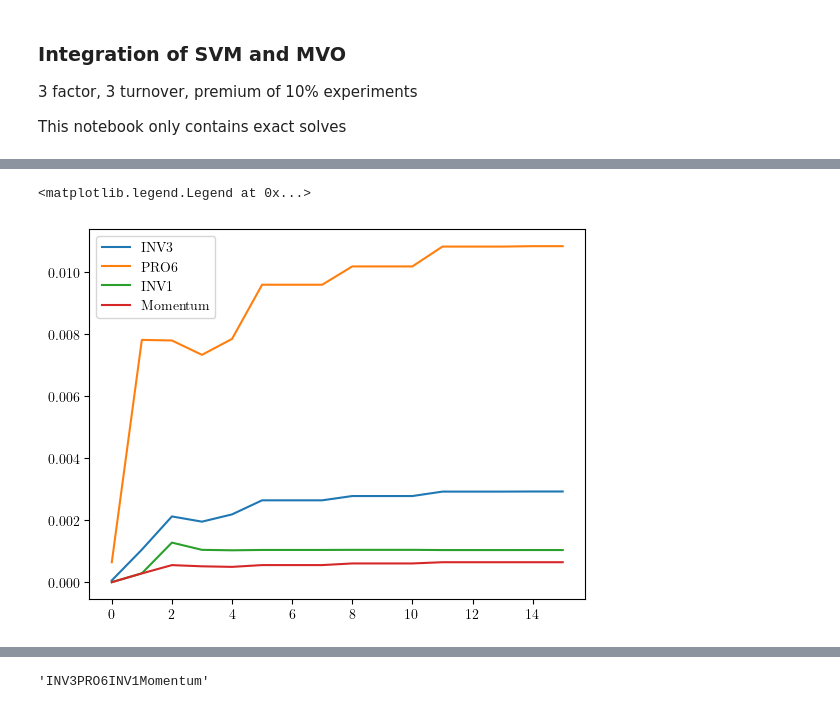
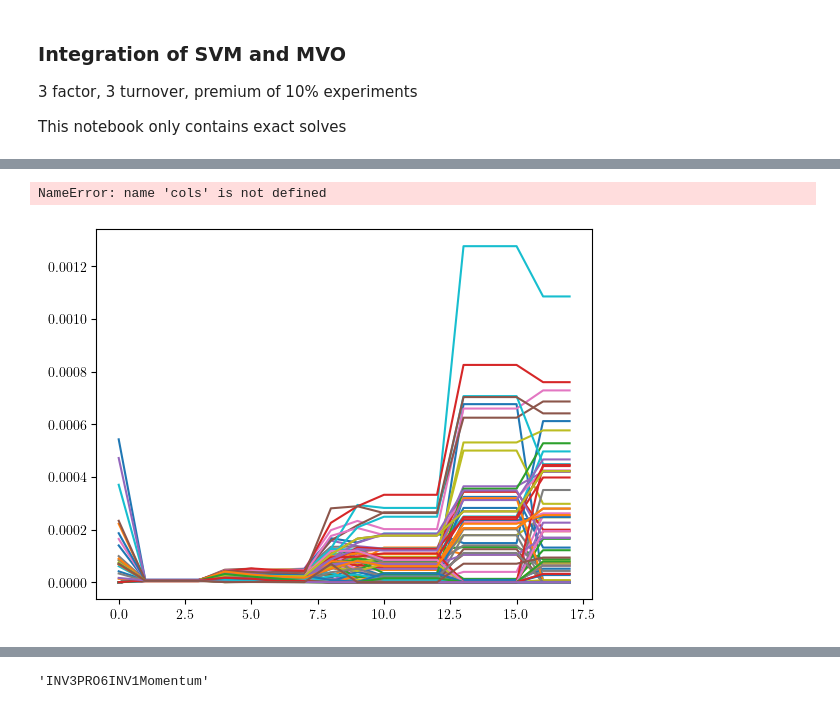
Before and after one commit to davidislip/integrated-svm-mvo, a Jupyter notebook: 3.1 Joint Optimization - PADM.ipynb, the cells around one changed output, grey strips where cells are left out. Drawn from its saved outputs; the diff is of its cells as text; code cells hidden in the pictures.

```diff
--- a/3.1 Joint Optimization - PADM.ipynb
+++ b/3.1 Joint Optimization - PADM.ipynb
@@ -53,4 +45,6 @@ flattened_returns
 flattened_returns = rets.melt(ignore_index=False, var_name='tic').reset_index()
 flattened_returns = flattened_returns.rename(columns ={'StartMonth': 'MonthStart'})
 flattened_returns.index = pd.MultiIndex.from_frame(flattened_returns[['MonthStart', 'tic']])
-dataset = pd.merge(flattened_returns, wrds_svm['srcq'], left_index=True, right_index=True)
+flattened_returns.drop(columns = ['MonthStart', 'tic'], inplace=True)
+dataset = pd.merge(flattened_returns, wrds_standard, left_index=True, right_index=True, how = 'inner')
+dataset.sort_index(inplace=True)
@@ -78,29 +215,7 @@ rets.melt(ignore_index=False, var_name = 'tic').reset_index()
 # %%
-#convenient function
-sign = lambda a: int((a>0)) - int((a<0))
-#preprocessing
-cov_, mean_ = forecasts[mth]
-N = len(mean_)
-cov = cov_[:N,:N]
-mean = mean_[:N,:]
-tics = list(rets.columns[:N])
 
-#get the wharton research data for the valid tickers for the month
-wrds_tics = wrds_svm[wrds_svm.index.get_level_values('tic').isin(tics)].xs(mth, level="MonthStart")
-#cols =  ['INV3', 'PRO6', 'INV1']
-Y = wrds_tics # Y matrix in formulation
-
-def padm_data_treatment(Y):
-    # Y['Momentum'] = wrds_tics.Momentum
-    #restrict the wharton research data to the columns of interest
-    Y_ = (Y.rank(axis = 0)/(len(Y))+1)
-    Y_ =  (Y_ - Y_.mean(axis=0))/(Y_.std(axis=0)) #scale the features
-    return Y_
-
-Y = padm_data_treatment(Y)
-
-ret_constr = 0.01 #no return constraint
-soft_margin = 10 #large preference for separation feasibility
+ret_constr = -1 #no return constraint
+soft_margin = 10 #preference for separation feasibility
 
 name = "final"
 ratio = 0.7 #% of assets
@@ -116,5 +231,3 @@ ratios = [0.1, 0.3, 0.5, 0.7, 0.9]
 epsilons = [1e-2, 1e-3, 1e-4]
 epsilons_desc = {1e-2:"eps negative 2", 1e-3:"eps negative 3", 1e-4:"eps negative 4"}
 card_desc_list = {0.1:"Card01", 0.3:"Card03", 0.5:"Card05", 0.7:"Card07", 0.9:"Card09"}
-
-dpi_setting = 150
@@ -121,7 +480,9 @@ dpi_setting = 150
+# %%
+kernel = CustomRBFKernel(gamma = 0.0016)
 # %%
-MVO_ = MVO(tics, mean, cov, ret_constr, Y, AssetLim, epsilon=epsilon)
-SVM_ = SVM(tics, Y , soft_margin*np.ones_like(mean), non_neg = non_negativity_setting, epsilon=epsilon)
-SVM_MVO_Fast = SVM_MVO_ADM(MVO_, SVM_, IterLim = 3, ParamLim = 5)
+MVO_ = MVO(tics, mean, cov, ret_constr, AssetLim, epsilon=epsilon)
+SVM_ = DualSVM(tics, Y.values ,0.2, kernel =kernel, epsilon=epsilon)
+SVM_MVO_Fast = DUAL_SVM_MVO_ADM(MVO_, SVM_, IterLim = 3, ParamLim = 5)
 SVM_MVO_Fast.MVO_.model.params.MIPGap = 0.05
 SVM_MVO_Fast.MVO_.model.params.timelimit = 10
 SVM_MVO_Fast.SVM_.model.params.timelimit = 60
@@ -176,9 +577,9 @@ plt.plot(SVM_MVO_Fast.x.x)
 # %%
 plt.plot(ws)
-plt.legend(cols)
+#plt.legend(cols)
 # %% [output]
-<matplotlib.legend.Legend at 0x...>
+NameError: name 'cols' is not defined
-[figure, old version]
+[figure, new version]
 # %%
 # plt.plot(SVM_MVO_Slck.w.x, label = 'Slack')
 plt.plot(SVM_MVO_Fast.w.x, label= 'ADM')
```
Also changed, not shown: parts of 20 cells of this notebook, 10 other files.
